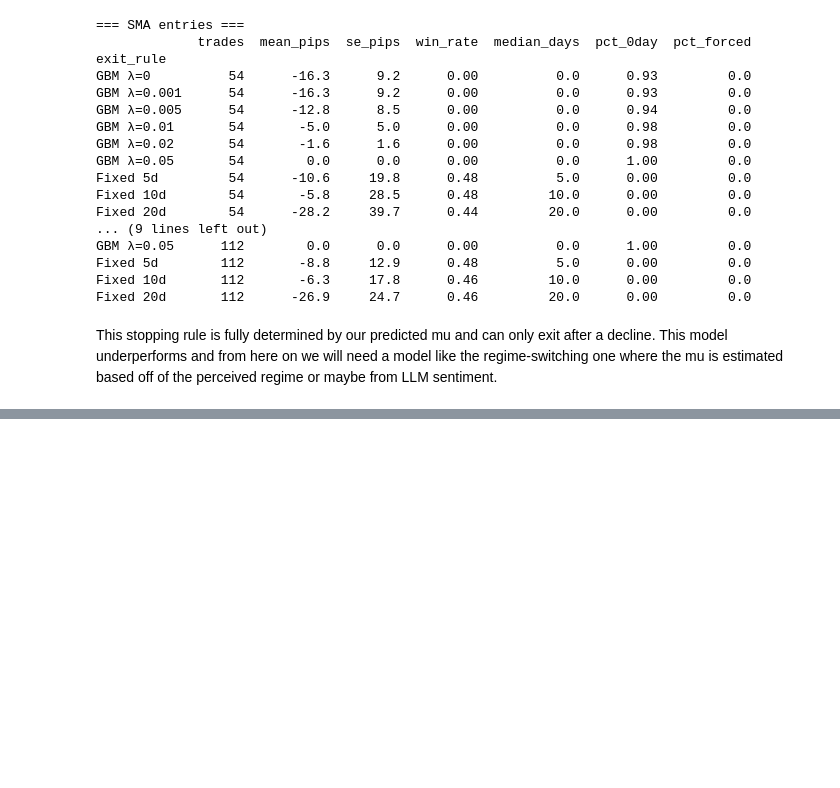
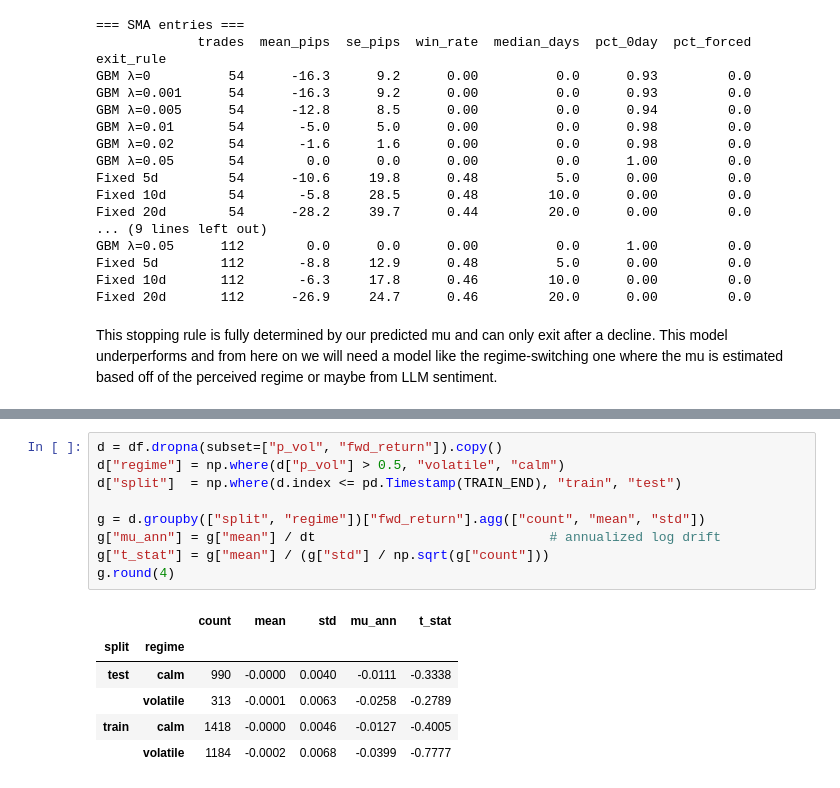
Before and after one commit to syeramaddu385/optimalStopping, a Jupyter notebook: 01_gbm_regime.ipynb, the cells around one changed output, grey strips where cells are left out. Saved outputs shown, nothing was run; the diff lists cells and outputs as text; blank space fills up the shorter version.

```diff
--- a/01_gbm_regime.ipynb
+++ b/01_gbm_regime.ipynb
@@ -264,0 +348,16 @@ results
+# %%
+d = df.dropna(subset=["p_vol", "fwd_return"]).copy()
+d["regime"] = np.where(d["p_vol"] > 0.5, "volatile", "calm")
+d["split"]  = np.where(d.index <= pd.Timestamp(TRAIN_END), "train", "test")
+
+g = d.groupby(["split", "regime"])["fwd_return"].agg(["count", "mean", "std"])
+g["mu_ann"] = g["mean"] / dt                              # annualized log drift
+g["t_stat"] = g["mean"] / (g["std"] / np.sqrt(g["count"]))
+g.round(4)
+# %% [output]
+|  |  | count | mean | std | mu_ann | t_stat |
+| split | regime |  |  |  |  |  |
+| test | calm | 990 | -0.0000 | 0.0040 | -0.0111 | -0.3338 |
+|  | volatile | 313 | -0.0001 | 0.0063 | -0.0258 | -0.2789 |
+| train | calm | 1418 | -0.0000 | 0.0046 | -0.0127 | -0.4005 |
+|  | volatile | 1184 | -0.0002 | 0.0068 | -0.0399 | -0.7777 |
```
Also changed, not shown: parts of 7 cells of this notebook, 1 other file.
